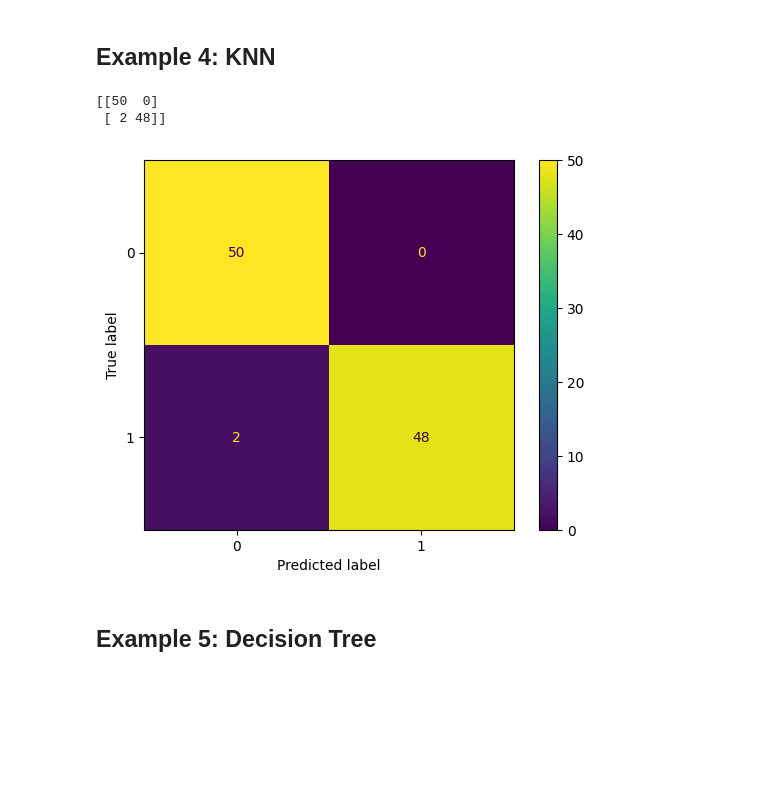
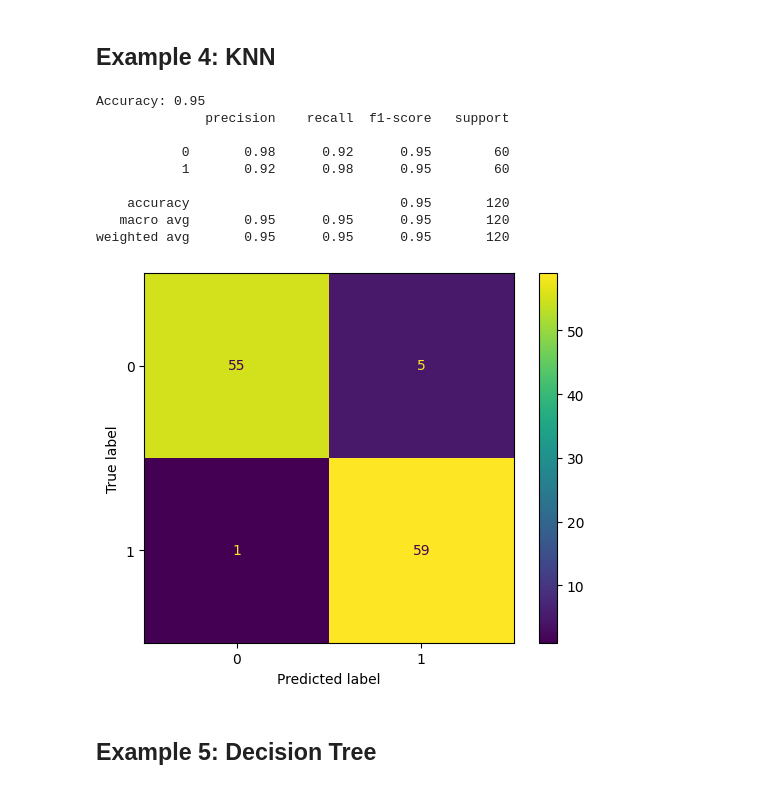
Before and after one commit to Sharaiz333/AI, a Jupyter notebook: Sharaiz_57288_ClassActivity.ipynb, the cells around one changed output. Drawn from its saved outputs; the diff is of its cells as text; code cells hidden in the pictures; blank space fills up the shorter version.

```diff
--- a/Sharaiz_57288_ClassActivity.ipynb
+++ b/Sharaiz_57288_ClassActivity.ipynb
@@ -61,25 +91,33 @@ plt.show()
 # %% [markdown]
 ## Example 4: KNN
 # %%
+from sklearn.datasets import make_classification
 from sklearn.neighbors import KNeighborsClassifier
-from sklearn.datasets import make_classification
 
-X, y = make_classification(n_samples=100, n_features=4, random_state=1)
+X, y = make_classification(n_samples=120, n_features=4, random_state=1)
 
 model = KNeighborsClassifier(n_neighbors=3)
 model.fit(X, y)
 
 y_pred = model.predict(X)
 
+print("Accuracy:", accuracy_score(y, y_pred))
+print(classification_report(y, y_pred))
+
 cm = confusion_matrix(y, y_pred)
-print(cm)
-
 ConfusionMatrixDisplay(cm).plot()
 plt.show()
 # %% [output]
-[[50  0]
- [ 2 48]]
+Accuracy: 0.95
+              precision    recall  f1-score   support
+
+           0       0.98      0.92      0.95        60
+           1       0.92      0.98      0.95        60
+
+    accuracy                           0.95       120
+   macro avg       0.95      0.95      0.95       120
+weighted avg       0.95      0.95      0.95       120
-[figure, old version]
+[figure, new version]
 # %% [markdown]
 ## Example 5: Decision Tree
 # %%
```
Also changed, not shown: parts of 10 cells of this notebook.
